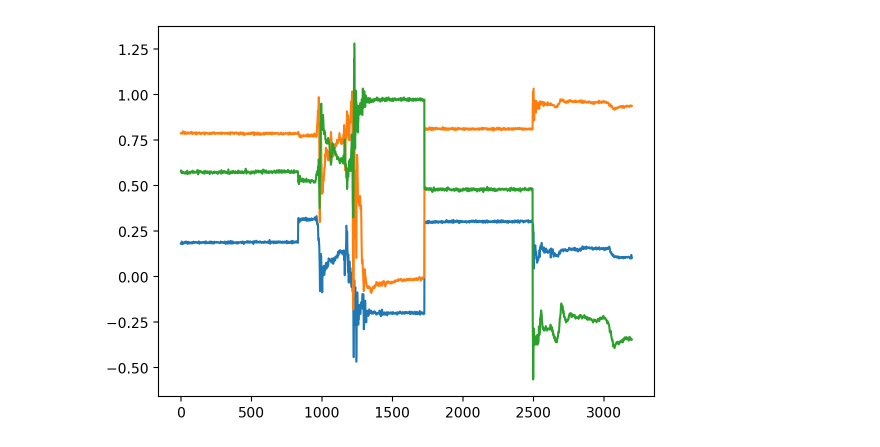
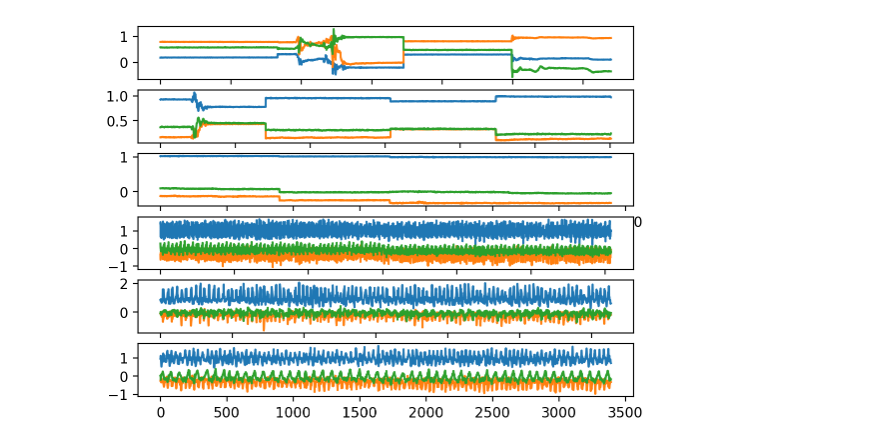
Before and after one commit to shadowscythe03/es335-24-fall-assignment-1, a Jupyter notebook: T1.ipynb, the cells around one changed output. Saved outputs shown, nothing was run; the diff lists cells and outputs as text; code cells hidden in the pictures.

```diff
--- a/T1.ipynb
+++ b/T1.ipynb
@@ -1,13 +1,25 @@
-# %%
-%config InlineBackend.figure_format='retina'
-import matplotlib.pyplot as plt
-import pandas as pd
-laysub_1 = 'HAR\Combined\Train\LAYING\Subject_1.csv'
-x = pd.read_csv(laysub_1)
-plt.plot(x)
-plt.show()
-# %% [output]
-[figure, removed]
+# %%
+%config InlineBackend.figure_format='retina'
+import matplotlib.pyplot as plt
+import pandas as pd
+s1l1 = pd.read_csv('HAR\Combined\Train\LAYING\Subject_1.csv')
+s1l2 = pd.read_csv('HAR\Combined\Train\SITTING\Subject_1.csv')
+s1l3 = pd.read_csv('HAR\Combined\Train\STANDING\Subject_1.csv')
+s1l4 = pd.read_csv('HAR\Combined\Train\WALKING\Subject_1.csv')
+s1l5 = pd.read_csv('HAR\Combined\Train\WALKING_DOWNSTAIRS\Subject_1.csv')
+s1l6 = pd.read_csv('HAR\Combined\Train\WALKING_UPSTAIRS\Subject_1.csv')
+
+fig, ax = plt.subplots(nrows=6)
+ax[0].plot(s1l1)
+ax[1].plot(s1l2)
+ax[2].plot(s1l3)
+ax[3].plot(s1l4)
+ax[4].plot(s1l5)
+ax[5].plot(s1l6)
+
+plt.show()
+# %% [output]
+[figure, added]
 # %%
 # fberyheyhe
 a =1
```
